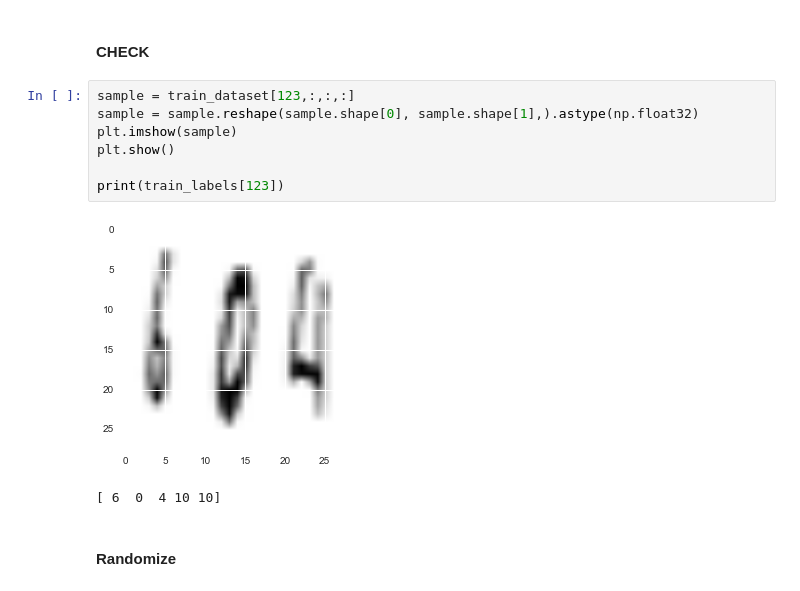
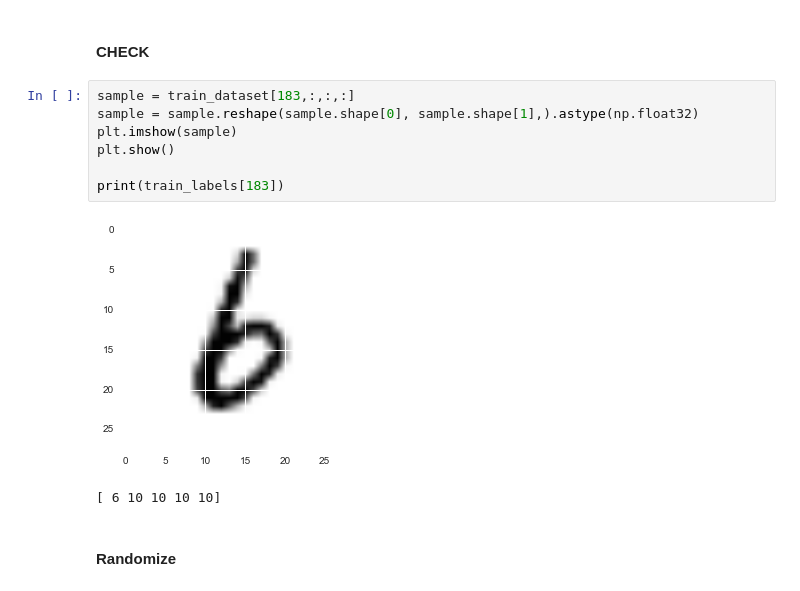
Before and after one commit to archelogos/sequence-detector, a Jupyter notebook: capstone_project/multi_digit_MNIST.ipynb, the cells around one changed output. Saved outputs shown, nothing was run; the diff lists cells and outputs as text.

```diff
--- a/capstone_project/multi_digit_MNIST.ipynb
+++ b/capstone_project/multi_digit_MNIST.ipynb
@@ -219,15 +219,15 @@ Test set (10000, 28, 28, 1) (10000, 5)
 # %% [markdown]
 #### CHECK
 # %%
-sample = train_dataset[123,:,:,:]
+sample = train_dataset[183,:,:,:]
 sample = sample.reshape(sample.shape[0], sample.shape[1],).astype(np.float32)
 plt.imshow(sample)
 plt.show()
 
-print(train_labels[123])
+print(train_labels[183])
 # %% [output]
-[figure, old version]
+[figure, new version]
-[ 6  0  4 10 10]
+[ 6 10 10 10 10]
 # %% [markdown]
 #### Randomize
 # %%
```
Also changed, not shown: parts of 4 cells of this notebook, 4 other files.
